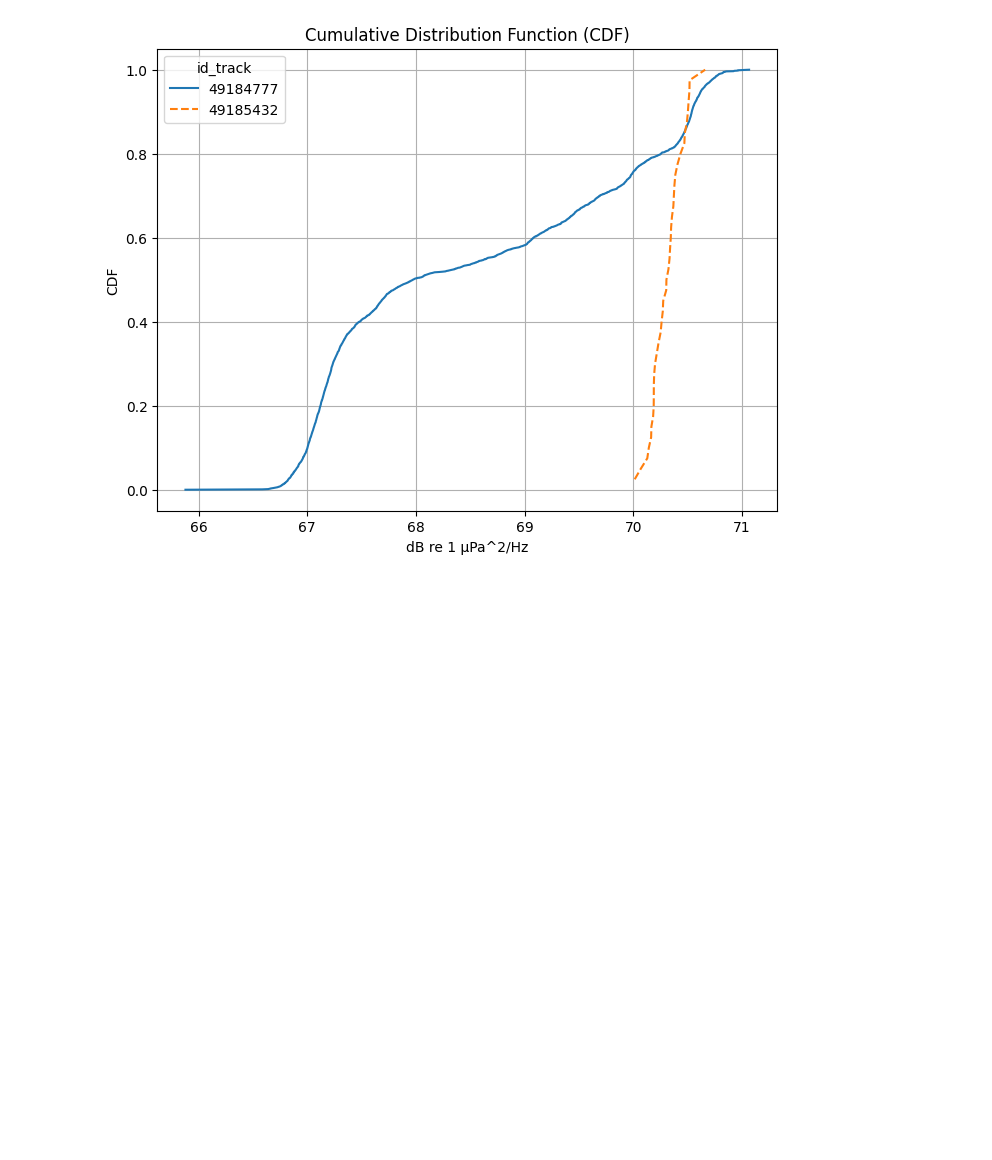
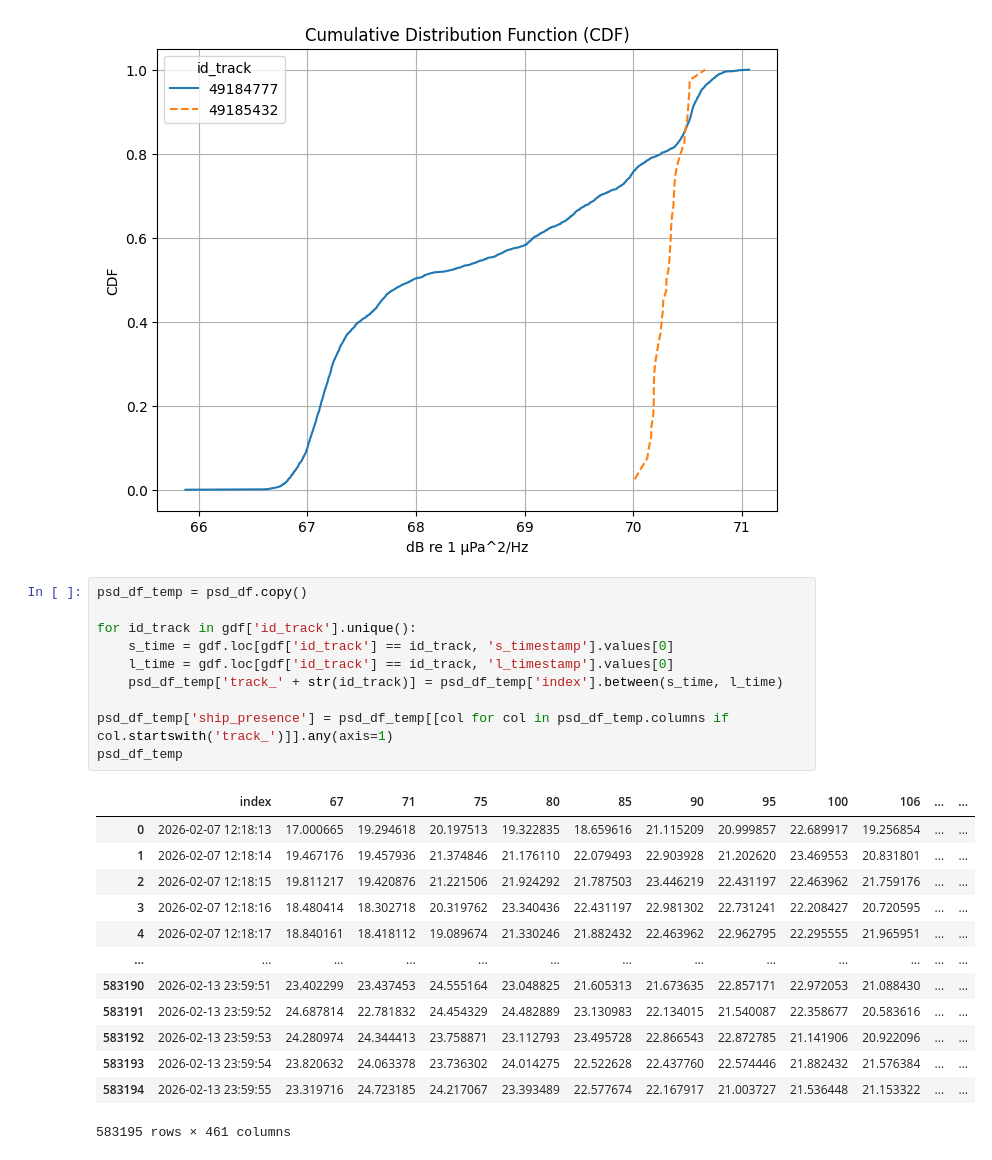
Before and after one commit to orcasound/ambient-sound-analysis, a Jupyter notebook: explore_shipdata.ipynb, the cells around one changed output. Cells and saved outputs as stored; diff of their text form; blank space fills up the shorter version.

```diff
--- a/explore_shipdata.ipynb
+++ b/explore_shipdata.ipynb
@@ -402,3 +394,27 @@ def plot_cdf(ind1, ind2=None):
 plot_cdf(ind1, ind2)
 # %% [output]
 [figure]
+# %%
+psd_df_temp = psd_df.copy()
+
+for id_track in gdf['id_track'].unique():
+    s_time = gdf.loc[gdf['id_track'] == id_track, 's_timestamp'].values[0]
+    l_time = gdf.loc[gdf['id_track'] == id_track, 'l_timestamp'].values[0]
+    psd_df_temp['track_' + str(id_track)] = psd_df_temp['index'].between(s_time, l_time)
+
+psd_df_temp['ship_presence'] = psd_df_temp[[col for col in psd_df_temp.columns if col.startswith('track_')]].any(axis=1)
+psd_df_temp
+# %% [output]
+|  | index | 67 | 71 | 75 | 80 | 85 | 90 | 95 | 100 | 106 | ... | ... |
+| 0 | 2026-02-07 12:18:13 | 17.000665 | 19.294618 | 20.197513 | 19.322835 | 18.659616 | 21.115209 | 20.999857 | 22.689917 | 19.256854 | ... | ... |
+| 1 | 2026-02-07 12:18:14 | 19.467176 | 19.457936 | 21.374846 | 21.176110 | 22.079493 | 22.903928 | 21.202620 | 23.469553 | 20.831801 | ... | ... |
+| 2 | 2026-02-07 12:18:15 | 19.811217 | 19.420876 | 21.221506 | 21.924292 | 21.787503 | 23.446219 | 22.431197 | 22.463962 | 21.759176 | ... | ... |
+| 3 | 2026-02-07 12:18:16 | 18.480414 | 18.302718 | 20.319762 | 23.340436 | 22.431197 | 22.981302 | 22.731241 | 22.208427 | 20.720595 | ... | ... |
+| 4 | 2026-02-07 12:18:17 | 18.840161 | 18.418112 | 19.089674 | 21.330246 | 21.882432 | 22.463962 | 22.962795 | 22.295555 | 21.965951 | ... | ... |
+| ... | ... | ... | ... | ... | ... | ... | ... | ... | ... | ... | ... | ... |
+| 583190 | 2026-02-13 23:59:51 | 23.402299 | 23.437453 | 24.555164 | 23.048825 | 21.605313 | 21.673635 | 22.857171 | 22.972053 | 21.088430 | ... | ... |
+| 583191 | 2026-02-13 23:59:52 | 24.687814 | 22.781832 | 24.454329 | 24.482889 | 23.130983 | 22.134015 | 21.540087 | 22.358677 | 20.583616 | ... | ... |
+| 583192 | 2026-02-13 23:59:53 | 24.280974 | 24.344413 | 23.758871 | 23.112793 | 23.495728 | 22.866543 | 22.872785 | 21.141906 | 20.922096 | ... | ... |
+| 583193 | 2026-02-13 23:59:54 | 23.820632 | 24.063378 | 23.736302 | 24.014275 | 22.522628 | 22.437760 | 22.574446 | 21.882432 | 21.576384 | ... | ... |
+| 583194 | 2026-02-13 23:59:55 | 23.319716 | 24.723185 | 24.217067 | 23.393489 | 22.577674 | 22.167917 | 21.003727 | 21.536448 | 21.153322 | ... | ... |
+583195 rows × 461 columns
```
Also changed, not shown: parts of 3 cells of this notebook.
